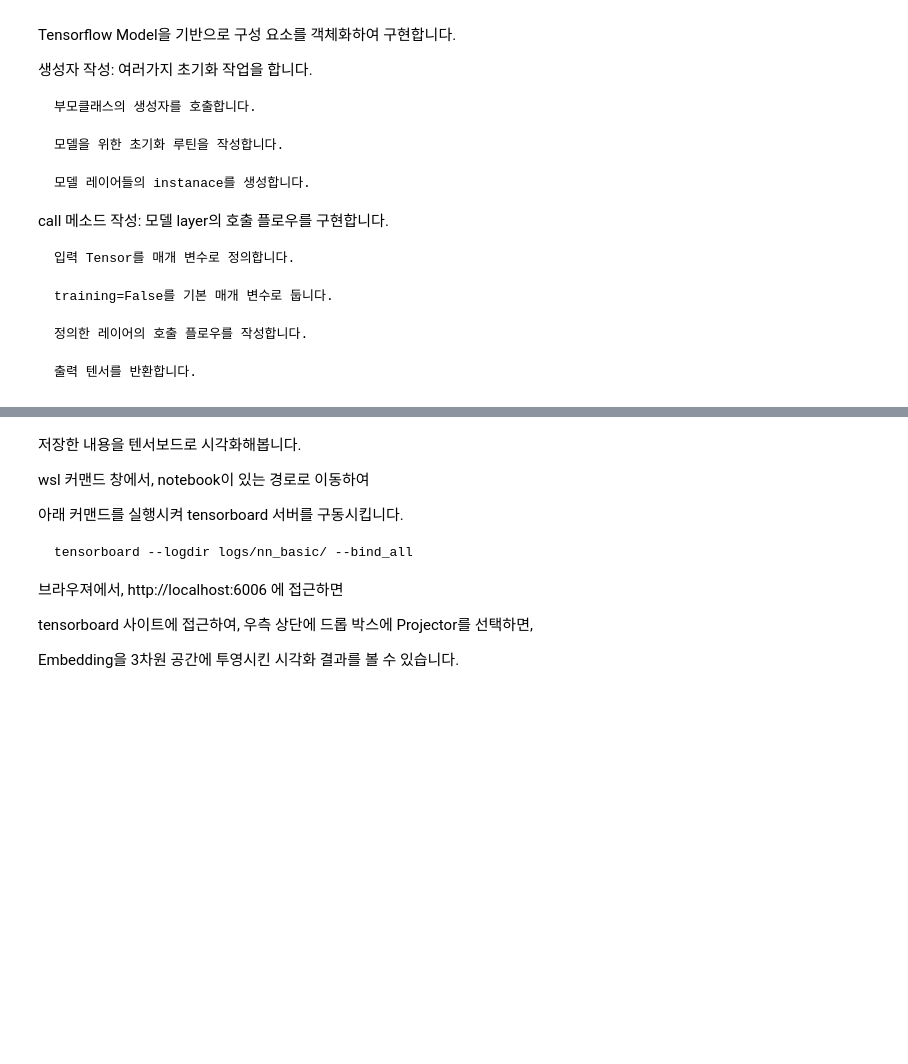
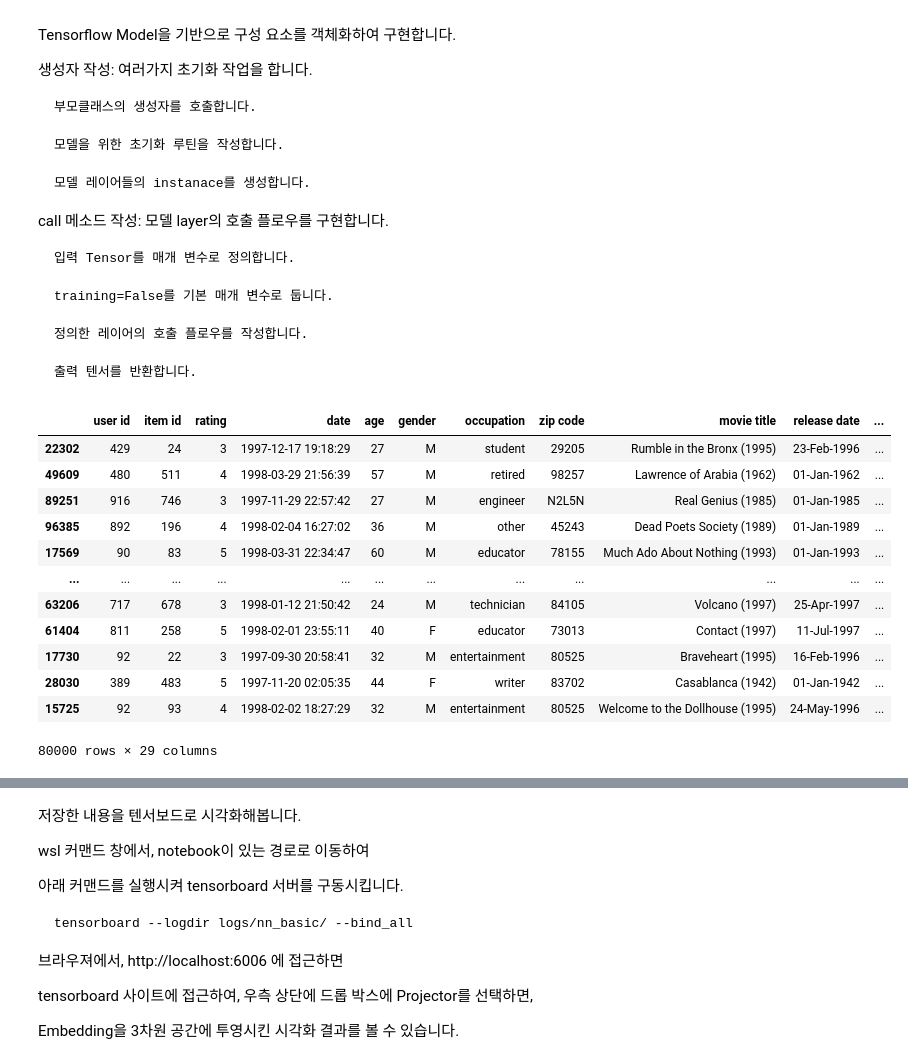
Before and after one commit to sunkusun9/rcmd_2509, a Jupyter notebook: 5.머신 러닝 심화.ipynb, the cells around one changed output, grey strips where cells are left out. Drawn from its saved outputs; the diff is of its cells as text; code cells hidden in the pictures; blank space fills up the shorter version.

```diff
--- a/5.머신 러닝 심화.ipynb
+++ b/5.머신 러닝 심화.ipynb
@@ -537,6 +561,22 @@ call 메소드 작성: 모델 layer의 호출 플로우를 구현합니다.
     정의한 레이어의 호출 플로우를 작성합니다.
 
     출력 텐서를 반환합니다.
+# %%
+df_train_2
+# %% [output]
+|  | user id | item id | rating | date | age | gender | occupation | zip code | movie title | release date | ... |
+| 22302 | 429 | 24 | 3 | 1997-12-17 19:18:29 | 27 | M | student | 29205 | Rumble in the Bronx (1995) | 23-Feb-1996 | ... |
+| 49609 | 480 | 511 | 4 | 1998-03-29 21:56:39 | 57 | M | retired | 98257 | Lawrence of Arabia (1962) | 01-Jan-1962 | ... |
+| 89251 | 916 | 746 | 3 | 1997-11-29 22:57:42 | 27 | M | engineer | N2L5N | Real Genius (1985) | 01-Jan-1985 | ... |
+| 96385 | 892 | 196 | 4 | 1998-02-04 16:27:02 | 36 | M | other | 45243 | Dead Poets Society (1989) | 01-Jan-1989 | ... |
+| 17569 | 90 | 83 | 5 | 1998-03-31 22:34:47 | 60 | M | educator | 78155 | Much Ado About Nothing (1993) | 01-Jan-1993 | ... |
+| ... | ... | ... | ... | ... | ... | ... | ... | ... | ... | ... | ... |
+| 63206 | 717 | 678 | 3 | 1998-01-12 21:50:42 | 24 | M | technician | 84105 | Volcano (1997) | 25-Apr-1997 | ... |
+| 61404 | 811 | 258 | 5 | 1998-02-01 23:55:11 | 40 | F | educator | 73013 | Contact (1997) | 11-Jul-1997 | ... |
+| 17730 | 92 | 22 | 3 | 1997-09-30 20:58:41 | 32 | M | entertainment | 80525 | Braveheart (1995) | 16-Feb-1996 | ... |
+| 28030 | 389 | 483 | 5 | 1997-11-20 02:05:35 | 44 | F | writer | 83702 | Casablanca (1942) | 01-Jan-1942 | ... |
+| 15725 | 92 | 93 | 4 | 1998-02-02 18:27:29 | 32 | M | entertainment | 80525 | Welcome to the Dollhouse (1995) | 24-May-1996 | ... |
+80000 rows × 29 columns
 # %%
 # 먼저 안정적인 수행을 위해 Tensorflow 데이터셋을 만듭니다.
 ds = tf.data.Dataset.from_tensor_slices(
```
Also changed, not shown: parts of 28 cells of this notebook, 1 other file.
